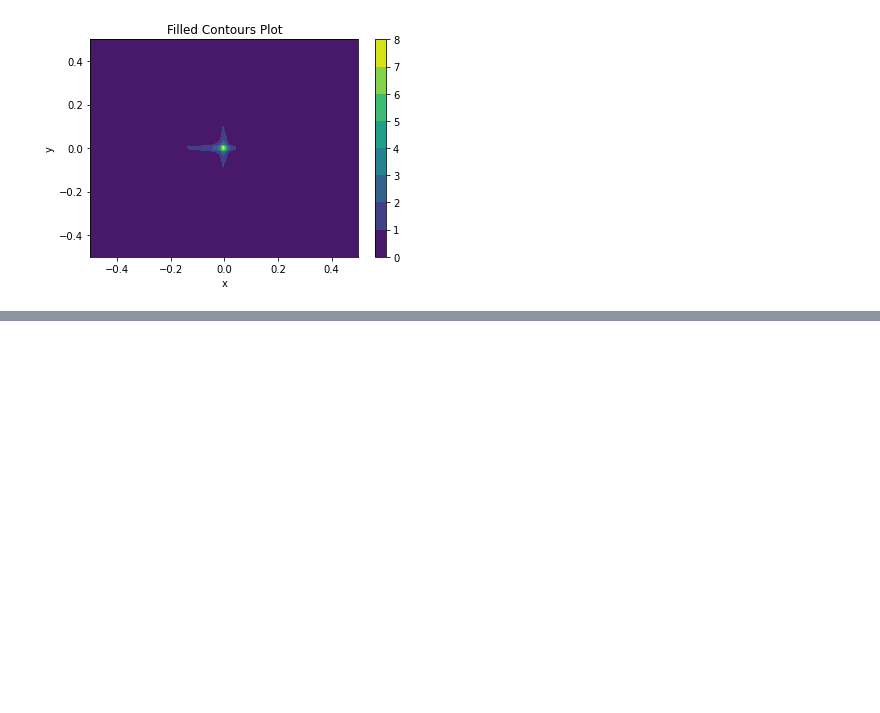
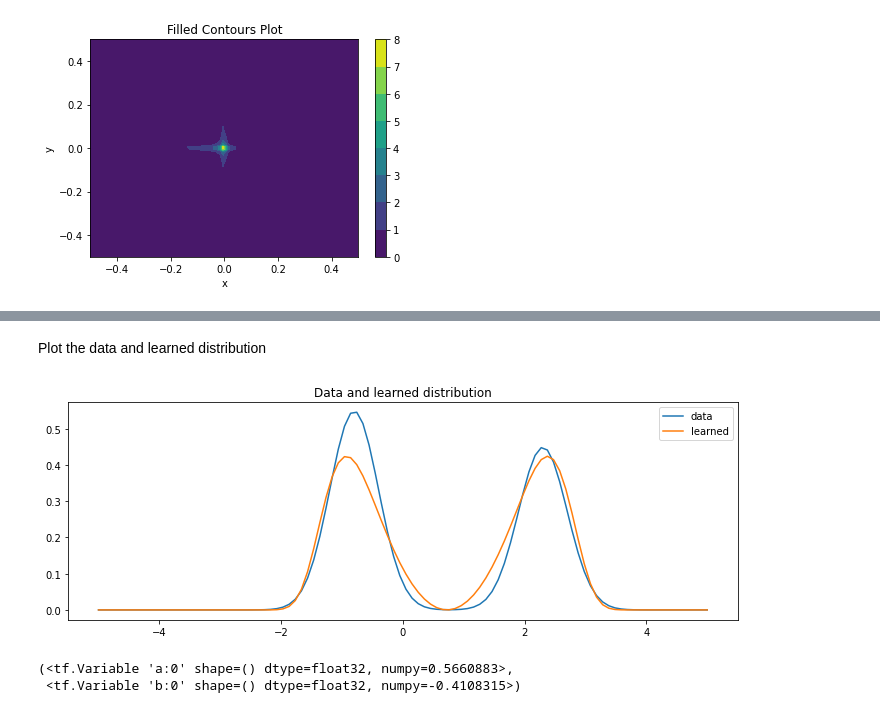
Before and after one commit to CyberPlayerOne/2021-TensorFlow_2_for_Deep_Learning_Specialization, a Jupyter notebook: probabilistic-deep-learning-with-tensorflow2/03_bijectors-and-normalising-flows/04_subclassing-bijectors/notebook.ipynb, the cells around one changed output, grey strips where cells are left out. Saved outputs shown, nothing was run; the diff lists cells and outputs as text; code cells hidden in the pictures; blank space fills up the shorter version.

```diff
--- a/probabilistic-deep-learning-with-tensorflow2/03_bijectors-and-normalising-flows/04_subclassing-bijectors/notebook.ipynb
+++ b/probabilistic-deep-learning-with-tensorflow2/03_bijectors-and-normalising-flows/04_subclassing-bijectors/notebook.ipynb
@@ -407,0 +663,21 @@ plt.show()
+# %% [markdown]
+Plot the data and learned distribution
+# %%
+# Plot the data and learned distribution
+x = np.linspace(-5,5,100)
+plt.figure(figsize=(12,4))
+plt.plot(x, mix_gauss.prob(x), label='data')
+plt.plot(x, trainable_dist.prob(x), label='learned')
+plt.legend()
+plt.title('Data and learned distribution')
+plt.show()
+# %% [output]
+[figure, added]
+# %%
+# Display trainable variables
+
+# trainable_dist.trainable_variables
+trainable_inv_cubic.trainable_variables
+# %% [output]
+(<tf.Variable 'a:0' shape=() dtype=float32, numpy=0.5660883>,
+ <tf.Variable 'b:0' shape=() dtype=float32, numpy=-0.4108315>)
```
Also changed, not shown: parts of 23 cells of this notebook.
